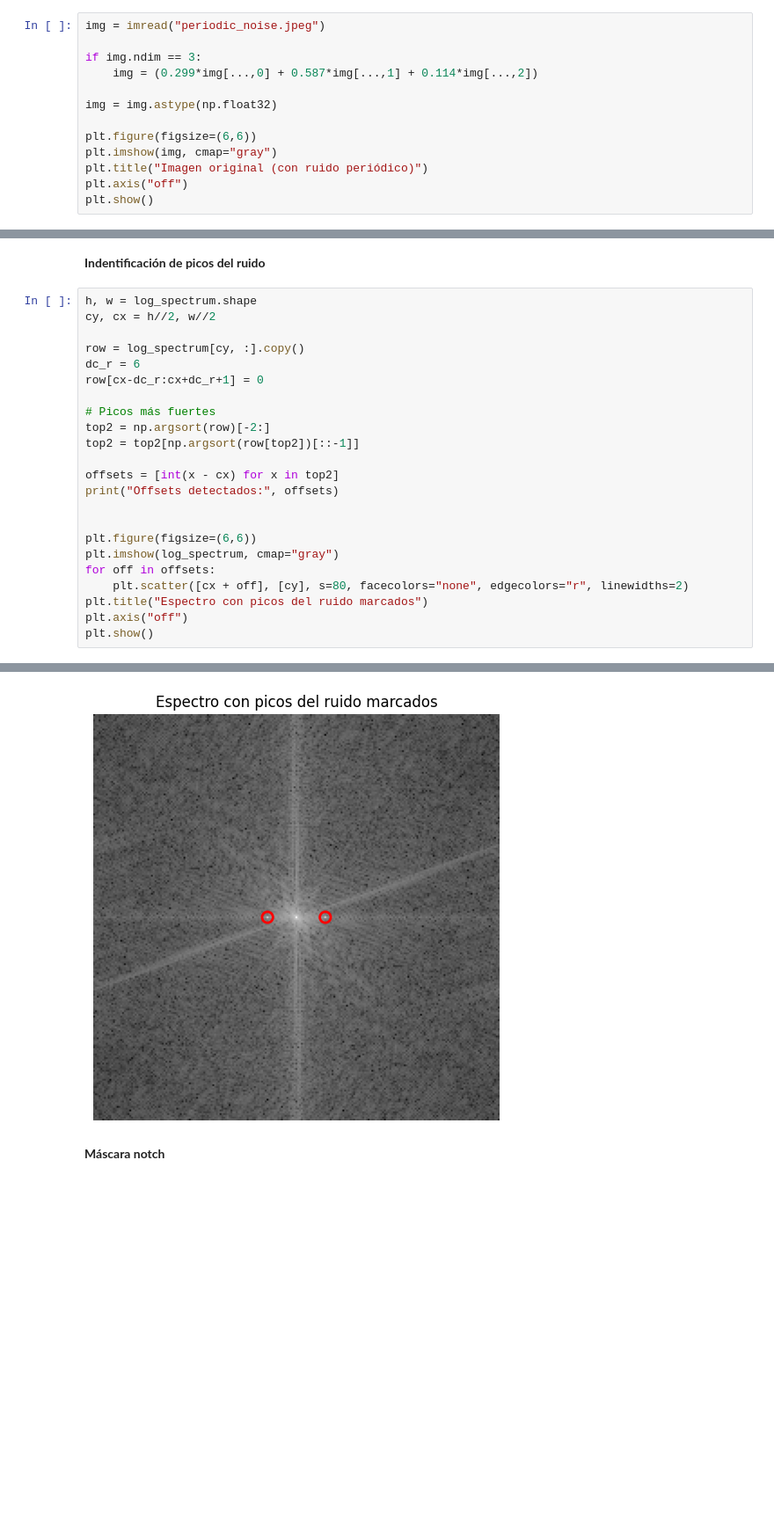
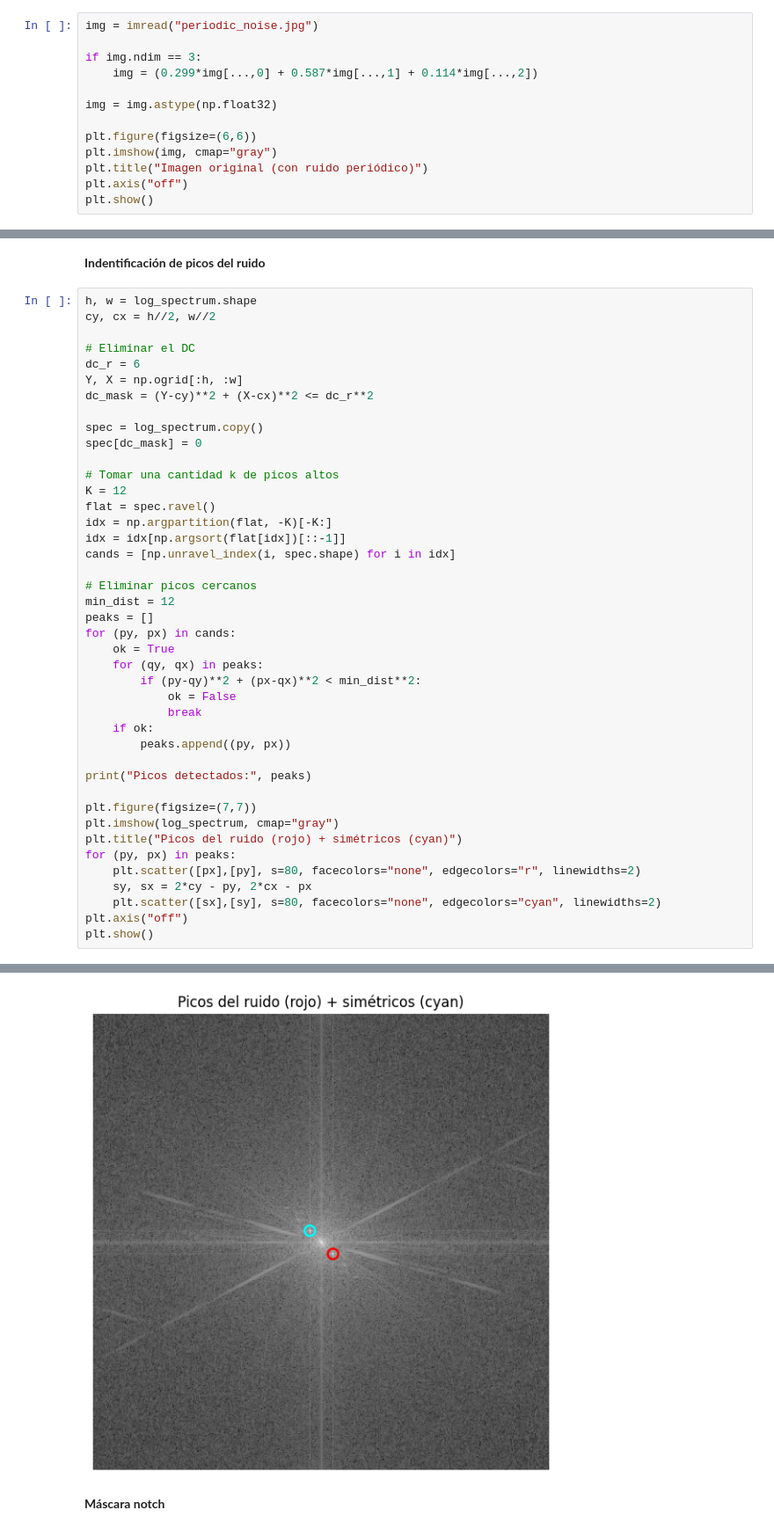
Before and after one commit to ArielaMishaanCohen/LAB2, a Jupyter notebook: LAB2.ipynb, the cells around one changed output, grey strips where cells are left out. Shown at 88% size. Cells and saved outputs as stored; diff of their text form; blank space fills up the shorter version.

```diff
--- a/LAB2.ipynb
+++ b/LAB2.ipynb
@@ -14,7 +14,7 @@ from imageio.v3 import imread
 # %% [markdown]
 **Cargar imagen en escala de grises**
 # %%
-img = imread("periodic_noise.jpeg")
+img = imread("periodic_noise.jpg")
 
 if img.ndim == 3:
     img = (0.299*img[...,0] + 0.587*img[...,1] + 0.114*img[...,2])
@@ -50,23 +50,42 @@ plt.show()
 h, w = log_spectrum.shape
 cy, cx = h//2, w//2
 
-row = log_spectrum[cy, :].copy()
+# Eliminar el DC
 dc_r = 6
-row[cx-dc_r:cx+dc_r+1] = 0
+Y, X = np.ogrid[:h, :w]
+dc_mask = (Y-cy)**2 + (X-cx)**2 <= dc_r**2
 
-# Picos más fuertes
-top2 = np.argsort(row)[-2:]
-top2 = top2[np.argsort(row[top2])[::-1]]
+spec = log_spectrum.copy()
+spec[dc_mask] = 0
 
-offsets = [int(x - cx) for x in top2]
-print("Offsets detectados:", offsets)
+# Tomar una cantidad k de picos altos
+K = 12
+flat = spec.ravel()
+idx = np.argpartition(flat, -K)[-K:]
+idx = idx[np.argsort(flat[idx])[::-1]]
+cands = [np.unravel_index(i, spec.shape) for i in idx]
 
+# Eliminar picos cercanos
+min_dist = 12
+peaks = []
+for (py, px) in cands:
+    ok = True
+    for (qy, qx) in peaks:
+        if (py-qy)**2 + (px-qx)**2 < min_dist**2:
+            ok = False
+            break
+    if ok:
+        peaks.append((py, px))
 
-plt.figure(figsize=(6,6))
+print("Picos detectados:", peaks)
+
+plt.figure(figsize=(7,7))
 plt.imshow(log_spectrum, cmap="gray")
-for off in offsets:
-    plt.scatter([cx + off], [cy], s=80, facecolors="none", edgecolors="r", linewidths=2)
-plt.title("Espectro con picos del ruido marcados")
+plt.title("Picos del ruido (rojo) + simétricos (cyan)")
+for (py, px) in peaks:
+    plt.scatter([px],[py], s=80, facecolors="none", edgecolors="r", linewidths=2)
+    sy, sx = 2*cy - py, 2*cx - px
+    plt.scatter([sx],[sy], s=80, facecolors="none", edgecolors="cyan", linewidths=2)
 plt.axis("off")
 plt.show()
 # %% [output]
@@ -74,4 +93,4 @@ Offsets detectados: [16, -16]
-[figure, old version]
+[figure, new version]
 # %% [markdown]
 **Máscara notch**
 # %%
```
Also changed, not shown: parts of 5 cells of this notebook, 5 other files.
